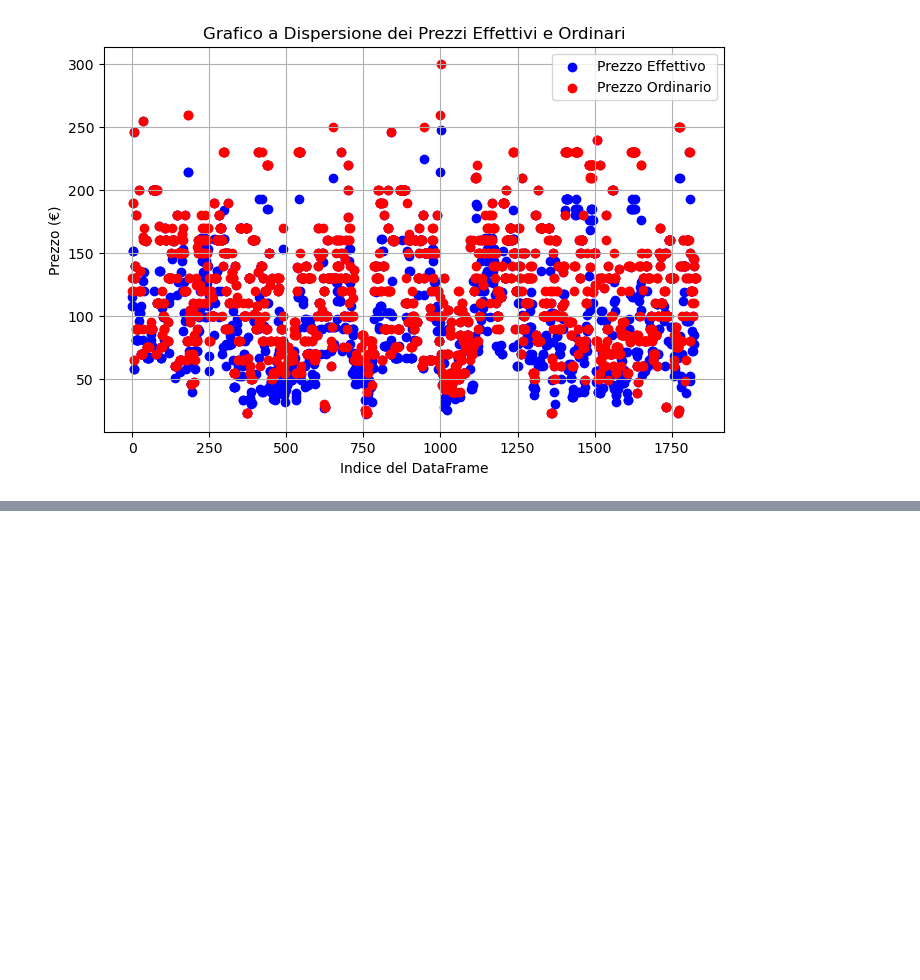
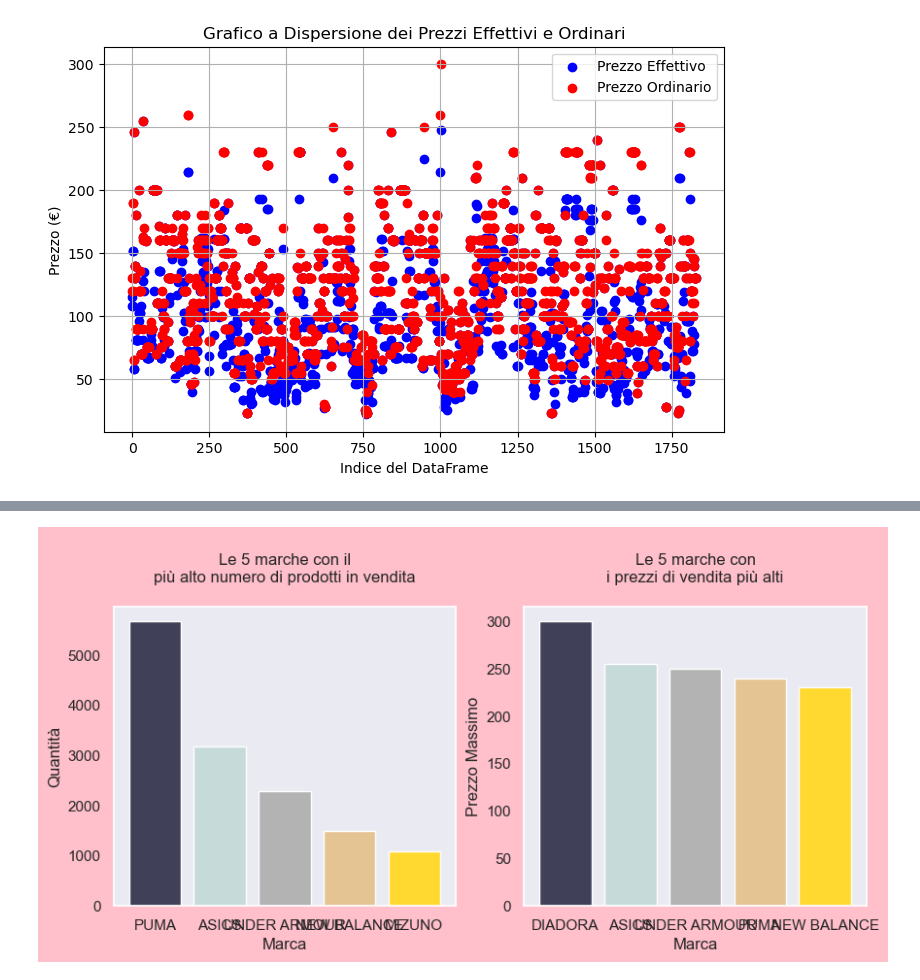
Before and after one commit to AlexBel1912/Python-Build-Week, a Jupyter notebook: Grafici.ipynb, the cells around one changed output, grey strips where cells are left out. Cells and saved outputs as stored; diff of their text form; code cells hidden in the pictures; blank space fills up the shorter version.

```diff
--- a/Grafici.ipynb
+++ b/Grafici.ipynb
@@ -848,3 +826,7 @@ plt.grid(True)
 plt.show()
 # %% [output]
 [figure]
+# %%
+# i primi 5 con piu quantita di prodotti in vendita
+nb_shoes = df_esteso['marca'].value_counts().nlargest(5)
+nb_shoes
@@ -850,0 +841,4 @@ plt.show()
+# %%
+# i primi 5 con i prezzi di vendita piu alti
+price_shoes = modello_unici.groupby('marca')['prezzo_ordinario'].max().nlargest(5)
+price_shoes
@@ -850,0 +853,25 @@ plt.show()
+# %%
+#Definiamo i colori
+c_1, c_2 = sns.color_palette('bone')[1], sns.color_palette('bone', 5)[-1]
+c_3, c_4 = sns.color_palette('Set2')[-1], sns.color_palette('Set2')[-2]
+c_5 = sns.color_palette('Set2')[-3]
+colors = [c_1, c_2, c_3, c_4, c_5]
+#Crea il graffico
+sns.set_theme(style='dark')
+fig, [ax1, ax2] = plt.subplots(nrows=1, ncols=2, figsize=(10, 4))
+#Grafico per i prezzi di vendita più alti
+ax1.bar(data=nb_shoes, x=nb_shoes.index, height=nb_shoes.values, color=colors)
+ax1.set_ylabel('Quantità')
+ax1.set_xlabel('Marca')
+ax1.set_title('\nLe 5 marche con il\npiù alto numero di prodotti in vendita\n')
+# Grafico per i prezzi di vendita più alti
+ax2.bar(data=price_shoes, x=price_shoes.index, height=price_shoes.values, color=colors)
+ax2.set_title('\nLe 5 marche con\ni prezzi di vendita più alti\n')
+ax2.set_ylabel('Prezzo Massimo')
+ax2.set_xlabel('Marca')
+#Imposta il colore di sfondo della figura
+fig.set_facecolor(color='#FFC0CB')
+# mostra il graffico
+fig.show()
+# %% [output]
+[figure, added]
```
Also changed, not shown: parts of 23 cells of this notebook.
